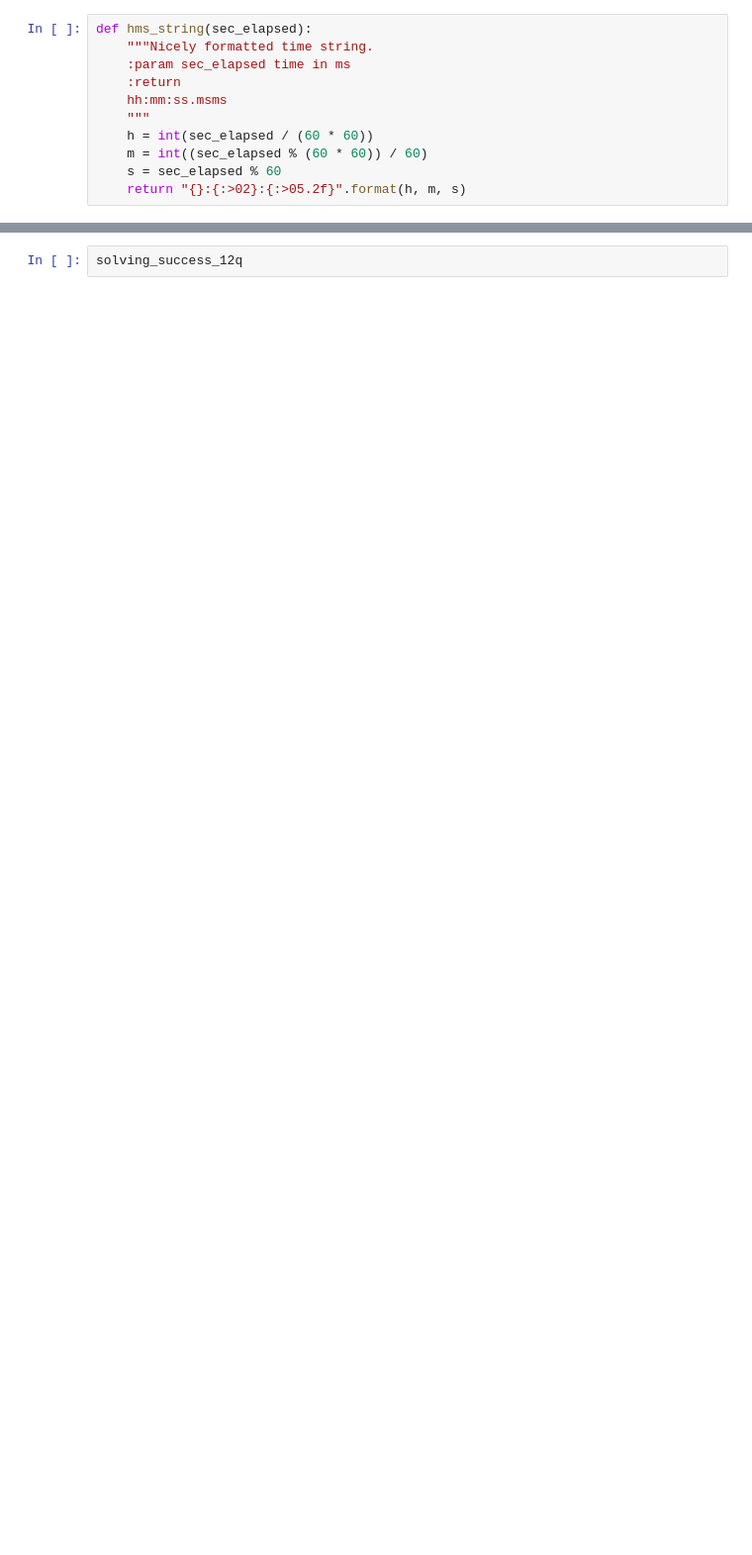
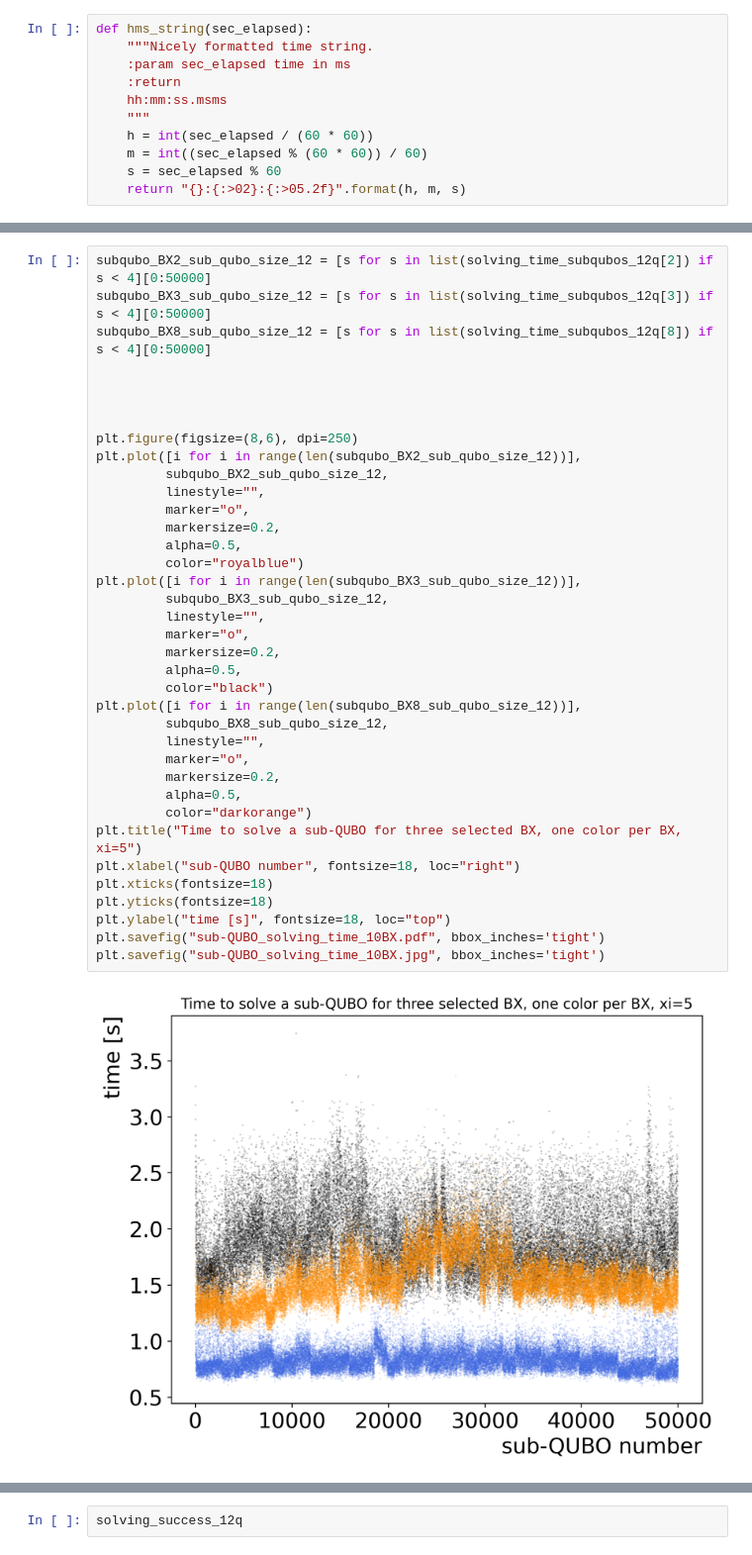
Before and after one commit to davids7788/QUBO-V2, a Jupyter notebook: analysis/Convergence_time_vs_subqubo_size.ipynb, the cells around one changed output, grey strips where cells are left out. Shown at 99% size. Saved outputs shown, nothing was run; the diff lists cells and outputs as text; blank space fills up the shorter version.

```diff
--- a/analysis/Convergence_time_vs_subqubo_size.ipynb
+++ b/analysis/Convergence_time_vs_subqubo_size.ipynb
@@ -235,0 +293,39 @@ subQUBO_size = [3, 5, 7, 10, 12]
+# %%
+subqubo_BX2_sub_qubo_size_12 = [s for s in list(solving_time_subqubos_12q[2]) if s < 4][0:50000]
+subqubo_BX3_sub_qubo_size_12 = [s for s in list(solving_time_subqubos_12q[3]) if s < 4][0:50000]
+subqubo_BX8_sub_qubo_size_12 = [s for s in list(solving_time_subqubos_12q[8]) if s < 4][0:50000]
+
+
+
+
+plt.figure(figsize=(8,6), dpi=250)
+plt.plot([i for i in range(len(subqubo_BX2_sub_qubo_size_12))],
+         subqubo_BX2_sub_qubo_size_12,
+         linestyle="",
+         marker="o",
+         markersize=0.2,
+         alpha=0.5,
+         color="royalblue")
+plt.plot([i for i in range(len(subqubo_BX3_sub_qubo_size_12))],
+         subqubo_BX3_sub_qubo_size_12,
+         linestyle="",
+         marker="o",
+         markersize=0.2,
+         alpha=0.5,
+         color="black")
+plt.plot([i for i in range(len(subqubo_BX8_sub_qubo_size_12))],
+         subqubo_BX8_sub_qubo_size_12,
+         linestyle="",
+         marker="o",
+         markersize=0.2,
+         alpha=0.5,
+         color="darkorange")
+plt.title("Time to solve a sub-QUBO for three selected BX, one color per BX, xi=5")
+plt.xlabel("sub-QUBO number", fontsize=18, loc="right")
+plt.xticks(fontsize=18)
+plt.yticks(fontsize=18)
+plt.ylabel("time [s]", fontsize=18, loc="top")
+plt.savefig("sub-QUBO_solving_time_10BX.pdf", bbox_inches='tight')
+plt.savefig("sub-QUBO_solving_time_10BX.jpg", bbox_inches='tight')
+# %% [output]
+[figure, added]
```
Also changed, not shown: parts of 25 cells of this notebook, 33 other files.
